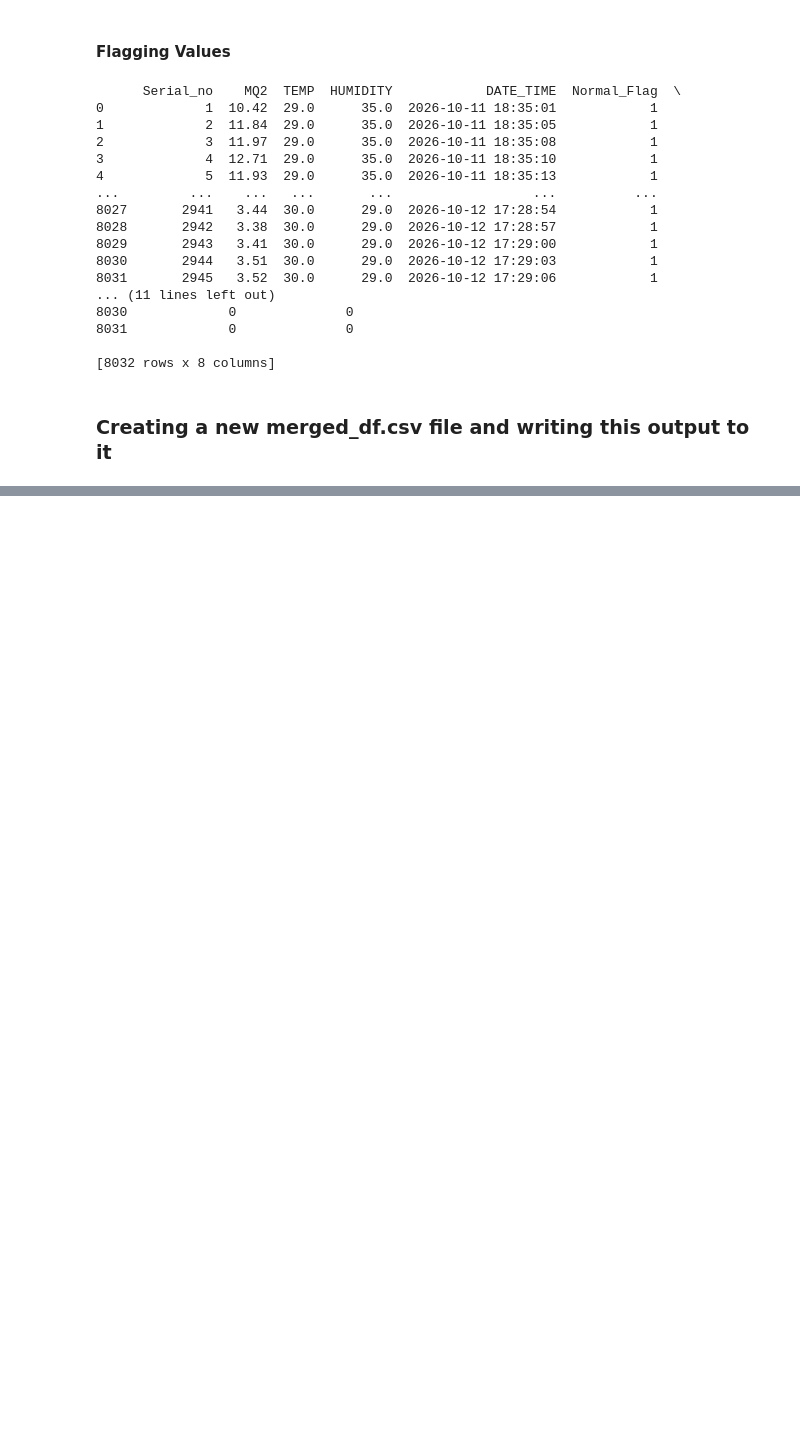
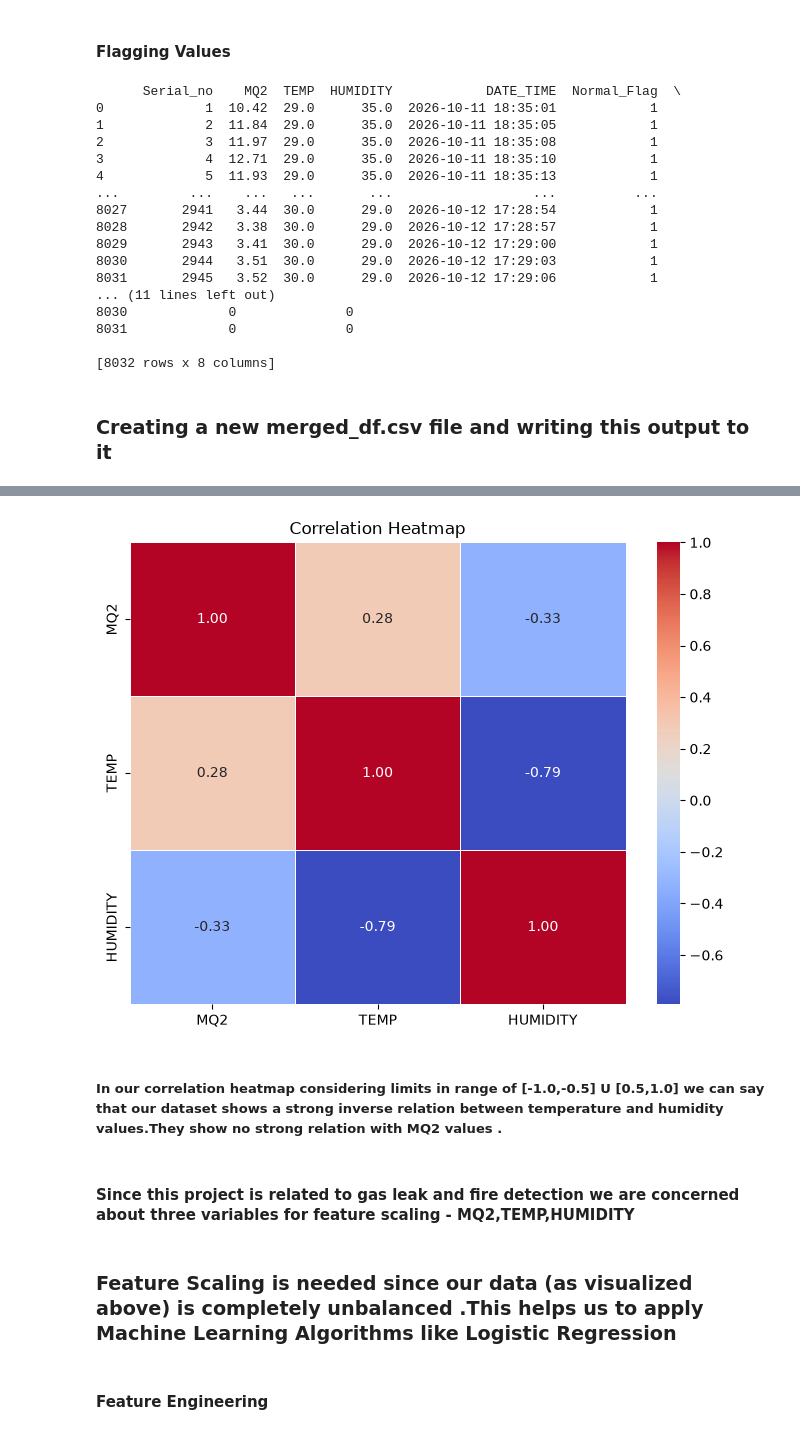
Before and after one commit to Gas-Sensor-Project-BitsCS/Gas_Leak_Data_Analysis_ML, a Jupyter notebook: DA_ML/DataModel.ipynb, the cells around one changed output, grey strips where cells are left out. Cells and saved outputs as stored; diff of their text form; code cells hidden in the pictures; blank space fills up the shorter version.

```diff
--- a/DA_ML/DataModel.ipynb
+++ b/DA_ML/DataModel.ipynb
@@ -58,0 +133,26 @@ merged_df.to_csv("merged_df.csv", index=False)
+# %%
+
+plt.figure(figsize=(8, 6))
+
+correlation = df_merged[['MQ2', 'TEMP', 'HUMIDITY']].corr(numeric_only=True)
+
+sns.heatmap(
+    correlation,
+    annot=True,
+    cmap='coolwarm',
+    fmt='.2f',
+    linewidths=0.5
+)
+
+plt.title('Correlation Heatmap')
+plt.show()
+# %% [output]
+[figure, added]
+# %% [markdown]
+##### In our correlation heatmap considering limits in range of [-1.0,-0.5] U [0.5,1.0] we can say that our dataset shows a strong inverse relation between temperature and humidity values.They show no strong relation with MQ2 values .
+# %% [markdown]
+#### Since this project is related to gas leak and fire detection we are concerned about three variables for feature scaling - MQ2,TEMP,HUMIDITY
+# %% [markdown]
+### Feature Scaling is needed since our data (as visualized above) is completely unbalanced .This helps us to apply Machine Learning Algorithms like Logistic Regression
+# %% [markdown]
+#### Feature Engineering
```
Also changed, not shown: parts of 16 cells of this notebook, 1 other file.
